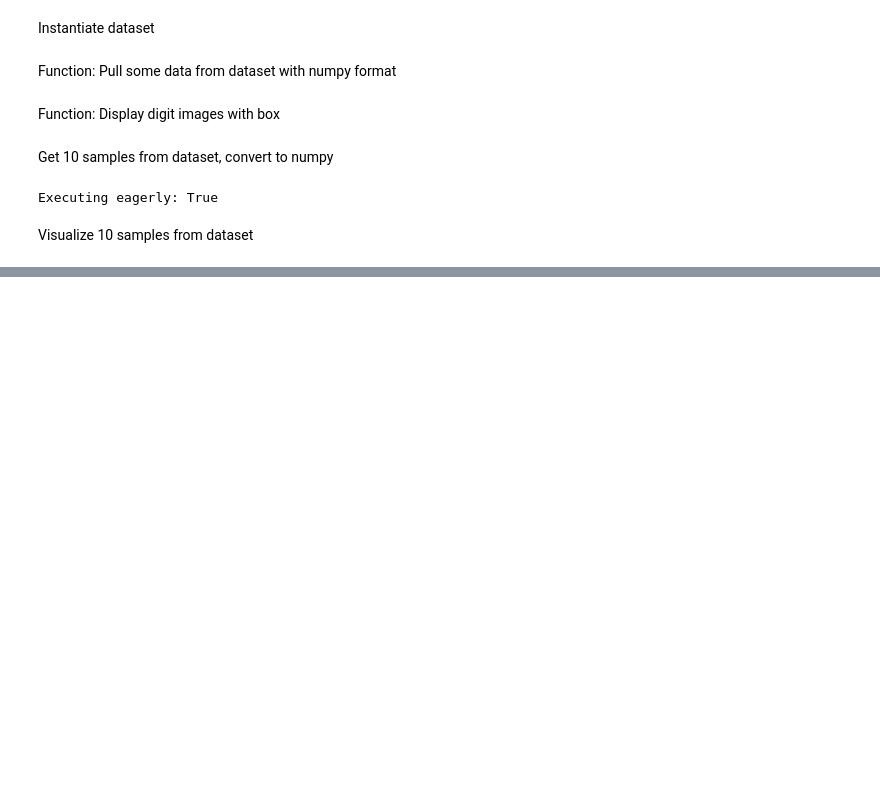
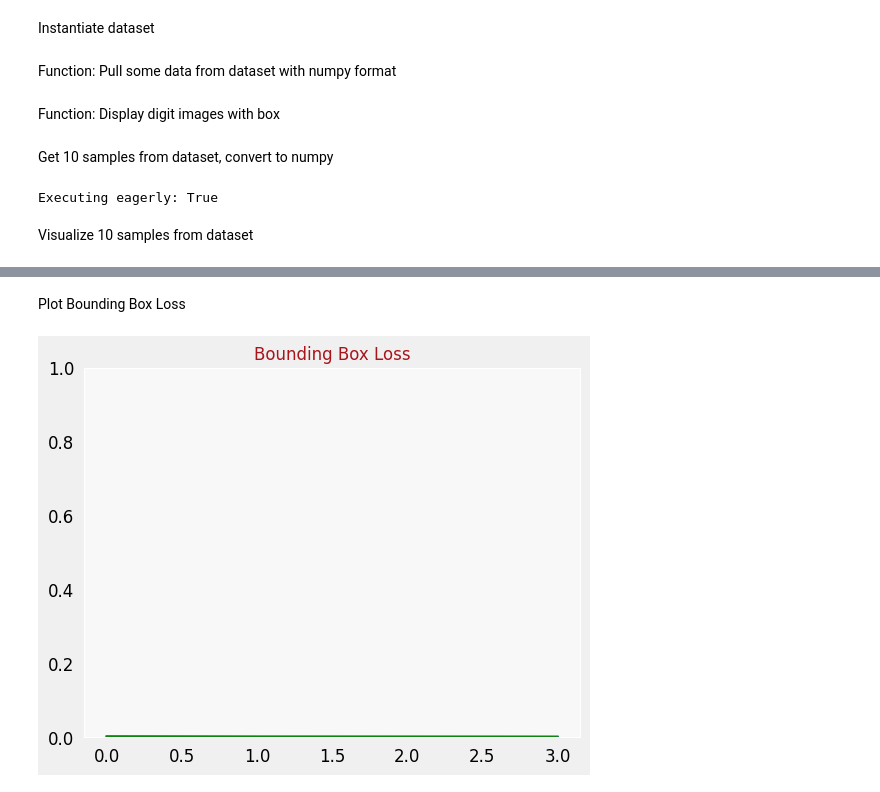
Before and after one commit to ricky-kiva/dl-deep-tf-cv-advanced, a Jupyter notebook: 1_l3_object_localization.ipynb, the cells around one changed output, grey strips where cells are left out. Cells and saved outputs as stored; diff of their text form; code cells hidden in the pictures; blank space fills up the shorter version.

```diff
--- a/1_l3_object_localization.ipynb
+++ b/1_l3_object_localization.ipynb
@@ -333,0 +477,6 @@ display_digits_with_boxes(validation_digits, validation_labels, validation_label
+# %% [markdown]
+Plot Bounding Box Loss
+# %%
+plot_metrics('bounding_box_loss', 'Bounding Box Loss')
+# %% [output]
+[figure, added]
```
Also changed, not shown: parts of 36 cells of this notebook.
